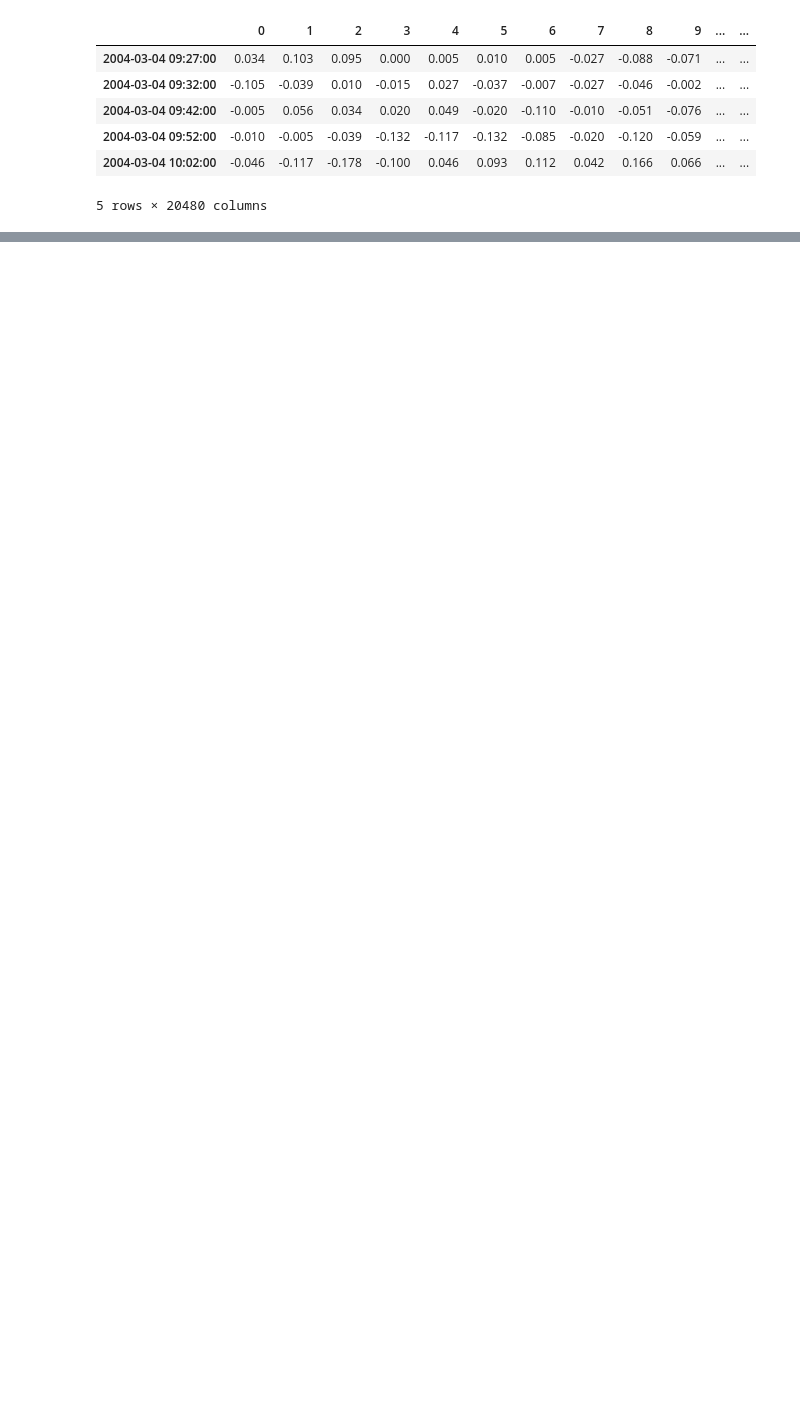
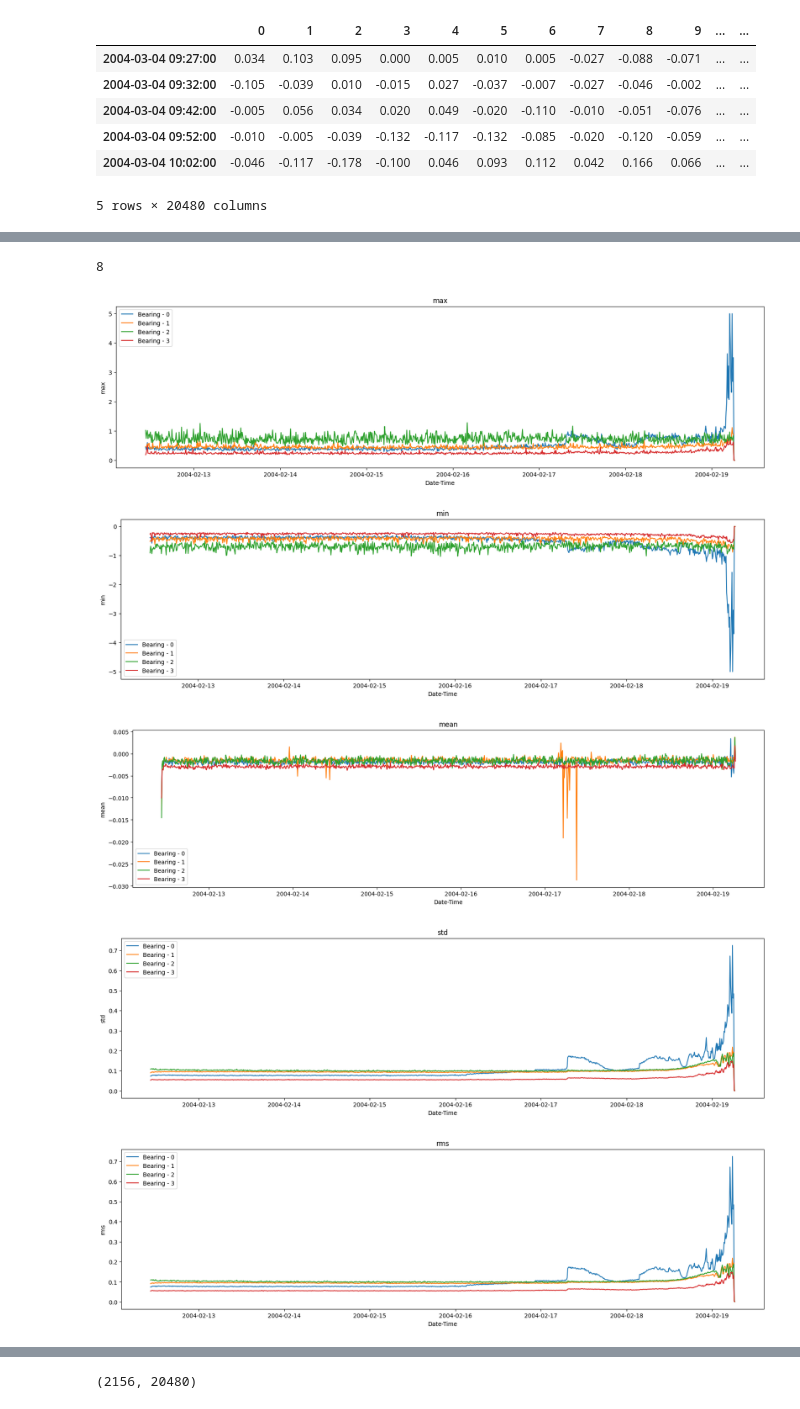
Before and after one commit to KainaK0/mia, a Jupyter notebook: MIA-104_Machine_Learning/EF_01/data_preprocessing.ipynb, the cells around one changed output, grey strips where cells are left out. Saved outputs shown, nothing was run; the diff lists cells and outputs as text; code cells hidden in the pictures; blank space fills up the shorter version.

```diff
--- a/MIA-104_Machine_Learning/EF_01/data_preprocessing.ipynb
+++ b/MIA-104_Machine_Learning/EF_01/data_preprocessing.ipynb
@@ -379,0 +348,24 @@ freq_df.shape
+# %%
+len(tests[test-1])
+# %% [output]
+8
+# %%
+test = 2
+# bearing = 1
+
+for column in tests[test-1][0][1].columns:
+    plt.figure(figsize=(20, 5))
+    for key_bearing,bearing in tests[test-1].items():
+        plt.plot(bearing[1].index,bearing[1][column])
+
+    plt.legend([f'Bearing - {item}' for item in range(len(tests[test-1]))])
+    plt.xlabel("Date-Time")
+    plt.ylabel(column)
+    plt.title(column)
+    plt.show()
+# %% [output]
+[figure, added]
+[figure, added]
+[figure, added]
+[figure, added]
+[figure, added]
@@ -379,0 +381,4 @@ freq_df.shape
+# %%
+tests[test-1][bearing -1][0].shape
+# %% [output]
+(2156, 20480)
```
Also changed, not shown: parts of 59 cells of this notebook.
